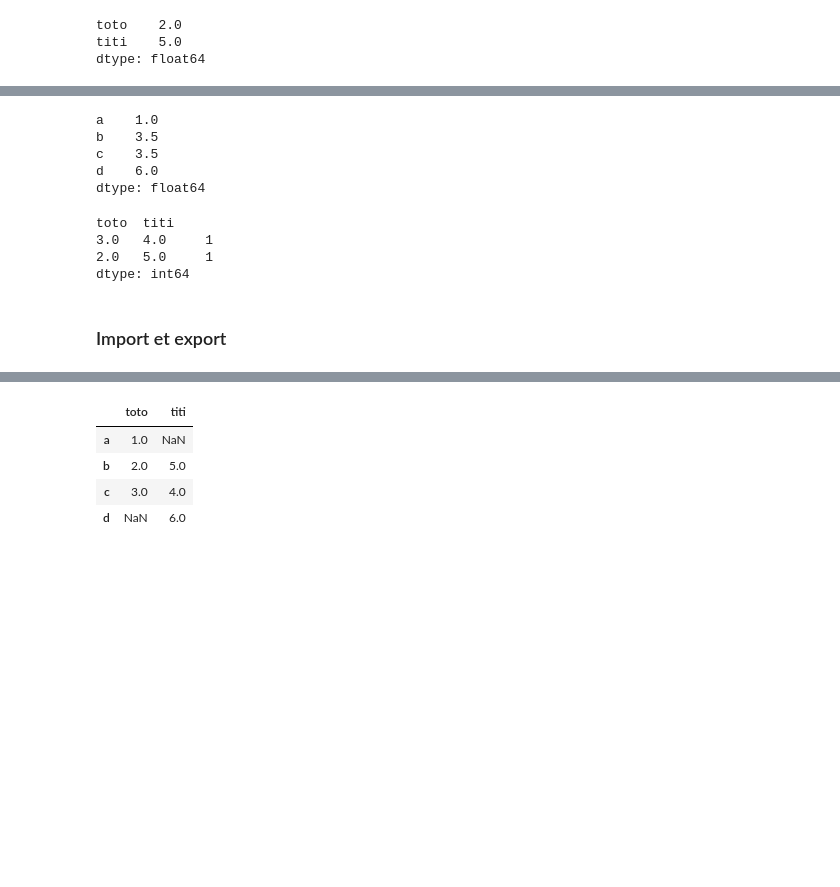
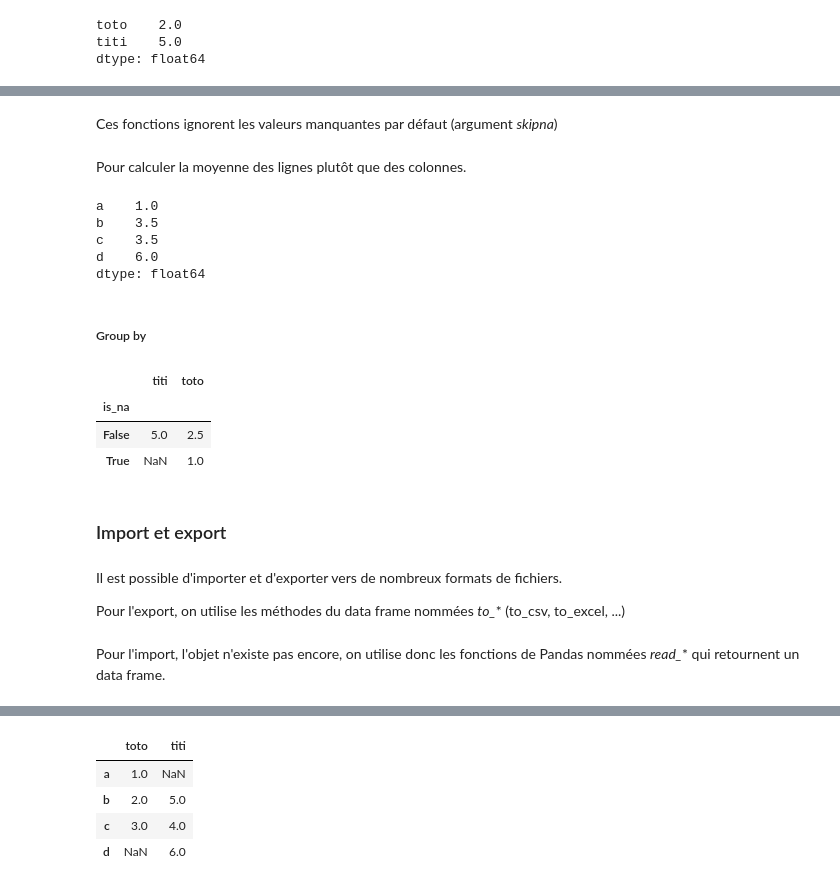
Before and after one commit to QuentinFresnel/FormationPython, a Jupyter notebook: Session 2.ipynb, the cells around one changed output, grey strips where cells are left out. Drawn from its saved outputs; the diff is of its cells as text; code cells hidden in the pictures; blank space fills up the shorter version.

Commit message:
Mise au propre de la partie Pandas

```diff
--- a/Session 2.ipynb
+++ b/Session 2.ipynb
@@ -386,3 +438,7 @@ dtype: float64
+# %% [markdown]
+Ces fonctions ignorent les valeurs manquantes par défaut (argument *skipna*)
+# %% [markdown]
+Pour calculer la moyenne des lignes plutôt que des colonnes.
 # %%
 df.mean(axis=1)
 # %% [output]
@@ -391,17 +447,27 @@ b    3.5
 c    3.5
 d    6.0
 dtype: float64
-# %%
-df.value_counts()
-# %% [output]
-toto  titi
-3.0   4.0     1
-2.0   5.0     1
-dtype: int64
+# %% [markdown]
+##### Group by
+# %%
+df['is_na'] = df['titi'].isnull()
+
+df.groupby('is_na').mean()
+# %% [output]
+|  | titi | toto |
+| is_na |  |  |
+| False | 5.0 | 2.5 |
+| True | NaN | 1.0 |
 # %% [markdown]
 ### Import et export
+# %% [markdown]
+Il est possible d'importer et d'exporter vers de nombreux formats de fichiers.
+
+Pour l'export, on utilise les méthodes du data frame nommées *to_** (to_csv, to_excel, ...)
 # %%
 df.to_csv('df.csv')
+# %% [markdown]
+Pour l'import, l'objet n'existe pas encore, on utilise donc les fonctions de Pandas nommées *read_** qui retournent un data frame.
 # %%
 pd.read_csv('df.csv')
 # %% [output]
```
Also changed, not shown: parts of 53 cells of this notebook.
